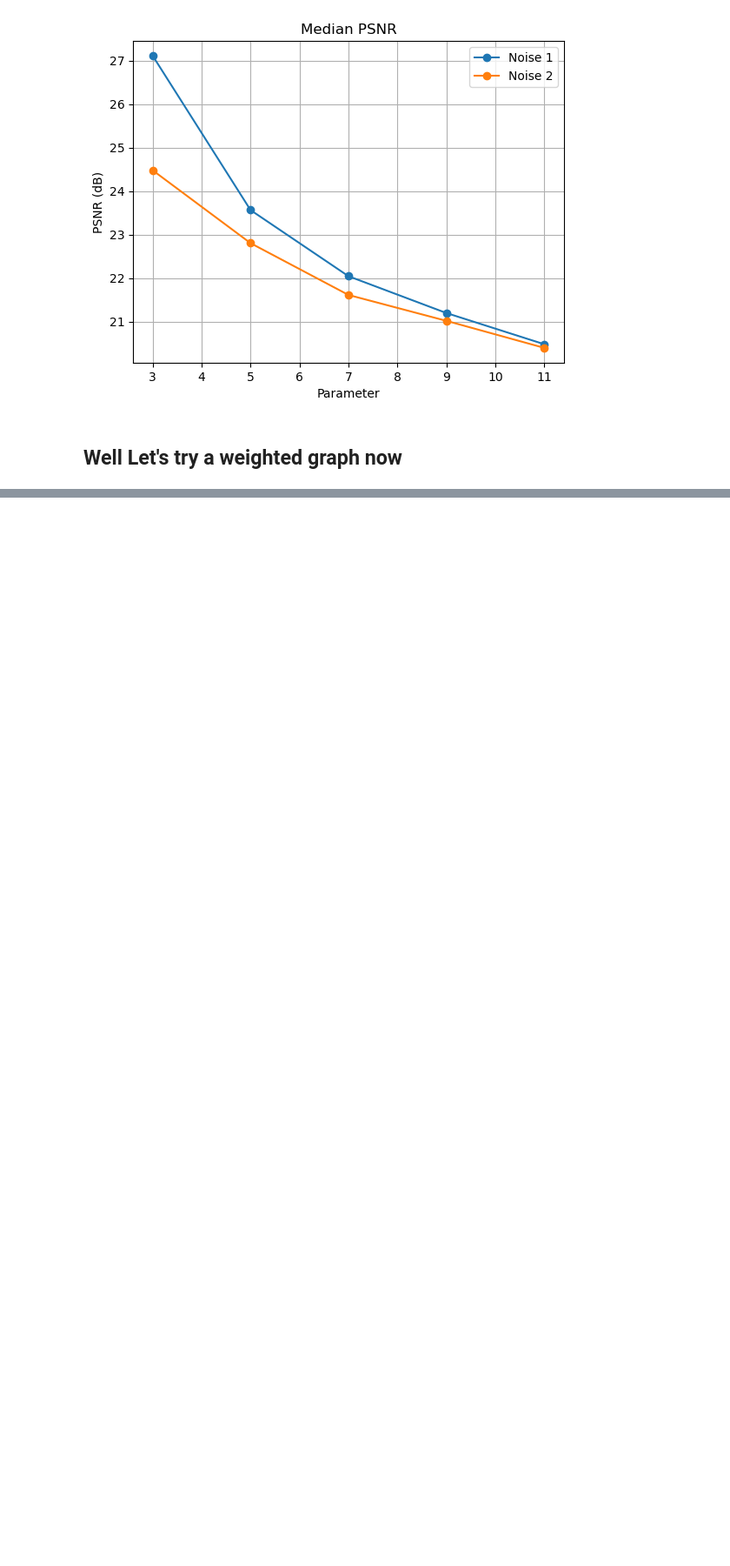
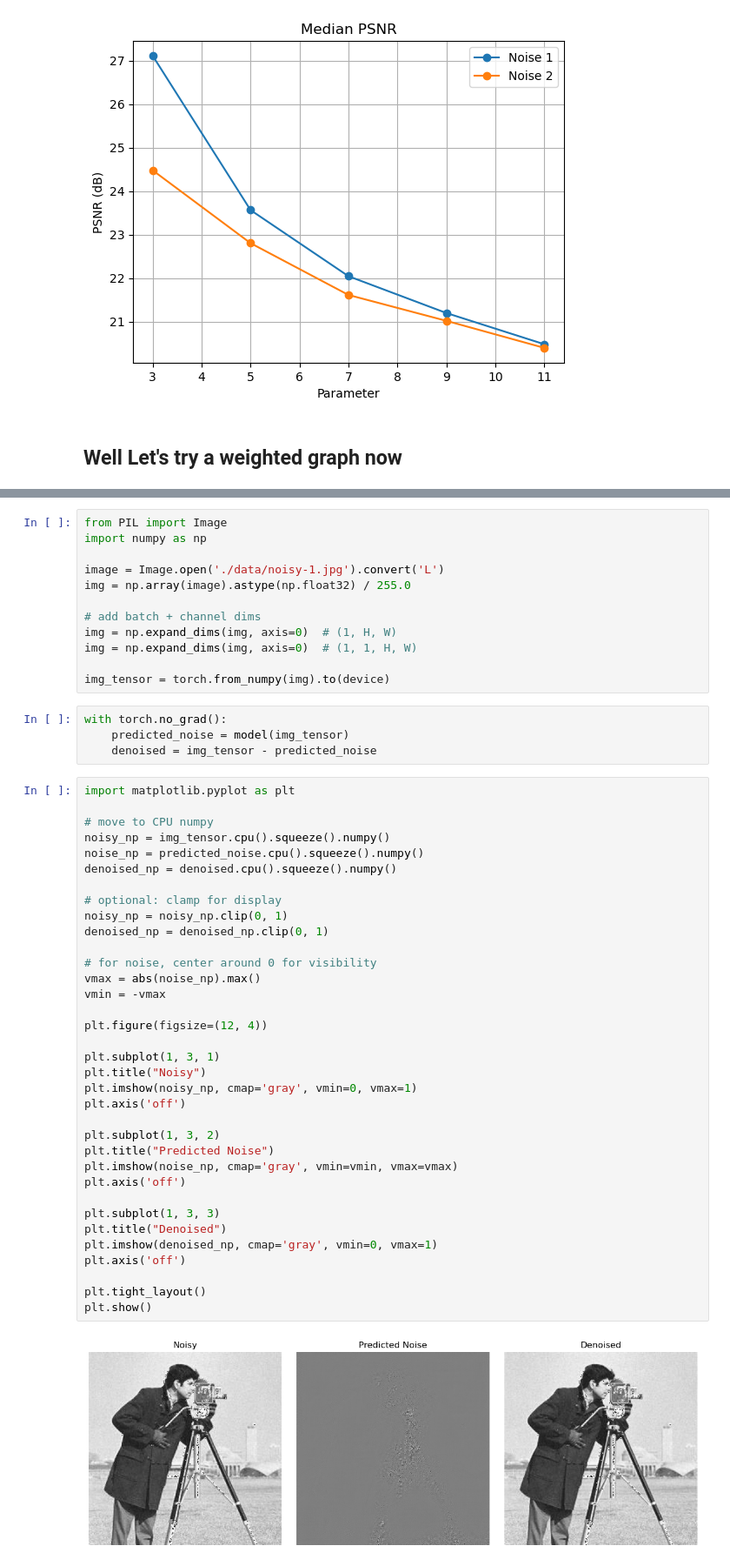
Before and after one commit to rubenskaiserman/graph_signal_processing, a Jupyter notebook: filters_project/photographer.ipynb, the cells around one changed output, grey strips where cells are left out. Shown at 87% size. Saved outputs shown, nothing was run; the diff lists cells and outputs as text; blank space fills up the shorter version.

```diff
--- a/filters_project/photographer.ipynb
+++ b/filters_project/photographer.ipynb
@@ -346,0 +397,53 @@ plot_all_psnr(results)
+# %%
+from PIL import Image
+import numpy as np
+
+image = Image.open('./data/noisy-1.jpg').convert('L')
+img = np.array(image).astype(np.float32) / 255.0
+
+# add batch + channel dims
+img = np.expand_dims(img, axis=0)  # (1, H, W)
+img = np.expand_dims(img, axis=0)  # (1, 1, H, W)
+
+img_tensor = torch.from_numpy(img).to(device)
+# %%
+with torch.no_grad():
+    predicted_noise = model(img_tensor)
+    denoised = img_tensor - predicted_noise
+# %%
+import matplotlib.pyplot as plt
+
+# move to CPU numpy
+noisy_np = img_tensor.cpu().squeeze().numpy()
+noise_np = predicted_noise.cpu().squeeze().numpy()
+denoised_np = denoised.cpu().squeeze().numpy()
+
+# optional: clamp for display
+noisy_np = noisy_np.clip(0, 1)
+denoised_np = denoised_np.clip(0, 1)
+
+# for noise, center around 0 for visibility
+vmax = abs(noise_np).max()
+vmin = -vmax
+
+plt.figure(figsize=(12, 4))
+
+plt.subplot(1, 3, 1)
+plt.title("Noisy")
+plt.imshow(noisy_np, cmap='gray', vmin=0, vmax=1)
+plt.axis('off')
+
+plt.subplot(1, 3, 2)
+plt.title("Predicted Noise")
+plt.imshow(noise_np, cmap='gray', vmin=vmin, vmax=vmax)
+plt.axis('off')
+
+plt.subplot(1, 3, 3)
+plt.title("Denoised")
+plt.imshow(denoised_np, cmap='gray', vmin=0, vmax=1)
+plt.axis('off')
+
+plt.tight_layout()
+plt.show()
+# %% [output]
+[figure, added]
```
Also changed, not shown: parts of 6 cells of this notebook, 3 other files.
